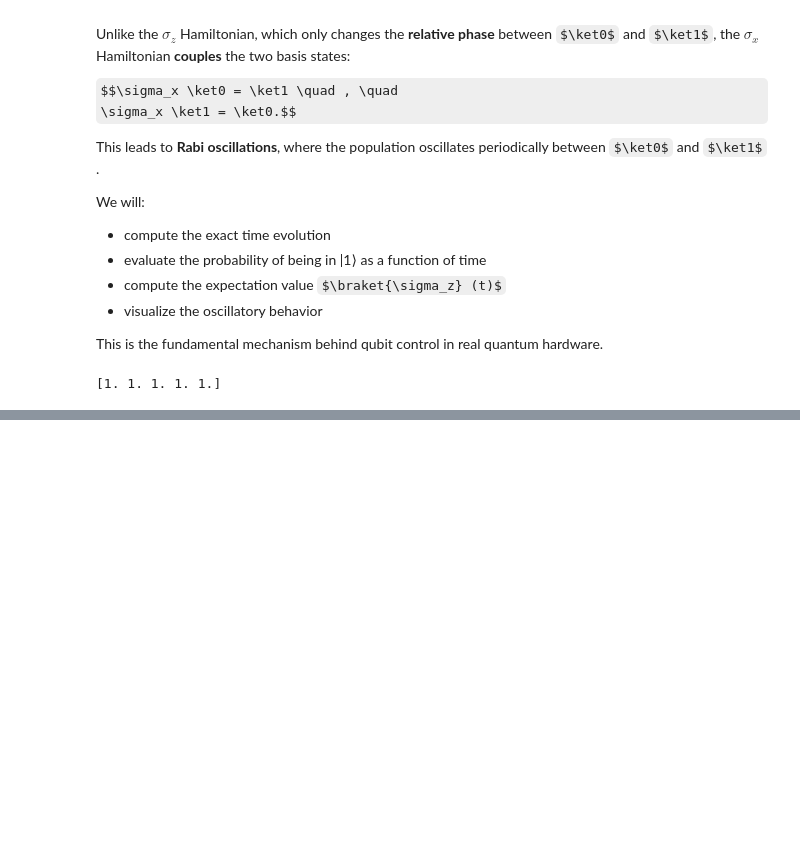
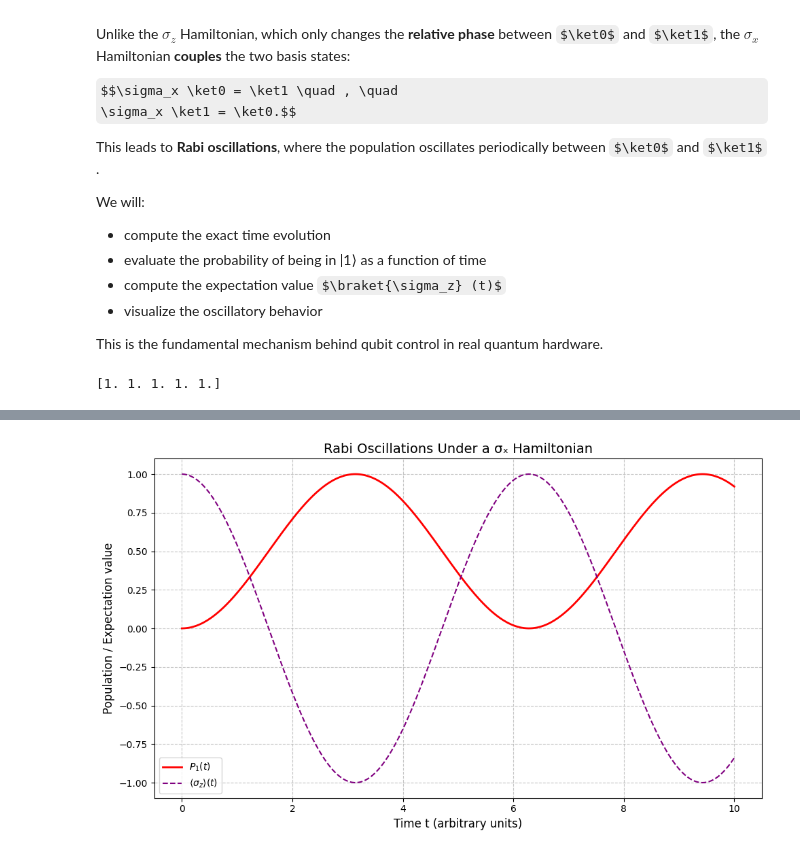
Before and after one commit to Shady-25/qc_bridge_qubit_dynamics, a Jupyter notebook: Notebooks/01_Qubit_Dynamics_under_Hamiltonians.ipynb, the cells around one changed output, grey strips where cells are left out. Saved outputs shown, nothing was run; the diff lists cells and outputs as text; code cells hidden in the pictures; some formulas as TeX source; blank space fills up the shorter version.

Commit message:
interpretation of the sigma_x Dynamics, and plotting Population/Expectation value.

```diff
--- a/Notebooks/01_Qubit_Dynamics_under_Hamiltonians.ipynb
+++ b/Notebooks/01_Qubit_Dynamics_under_Hamiltonians.ipynb
@@ -299,0 +333,23 @@ print(prob_total_x[:5])  # should be all 1.0
+# %%
+import matplotlib.pyplot as plt
+
+plt.figure(figsize=(10, 6))
+
+# Plot probability of being in |1>
+plt.plot(t, P1, label=r'$P_{1}(t)$', color='red', linewidth=2)
+
+# Plot expectation value of sigma_z
+plt.plot(t, exp_z, label=r'$\langle \sigma_z \rangle(t)$', color='purple', linestyle='--')
+
+plt.title("Rabi Oscillations Under a σₓ Hamiltonian", fontsize=14)
+plt.xlabel("Time t (arbitrary units)", fontsize=12)
+plt.ylabel("Population / Expectation value", fontsize=12)
+
+plt.ylim(-1.1, 1.1)
+plt.grid(True, linestyle='--', alpha=0.7)
+plt.legend()
+plt.tight_layout()
+plt.savefig("rabi_sigma_x.png")
+plt.show()
+# %% [output]
+[figure, added]
```
Also changed, not shown: parts of 1 cell of this notebook, 1 other file.
